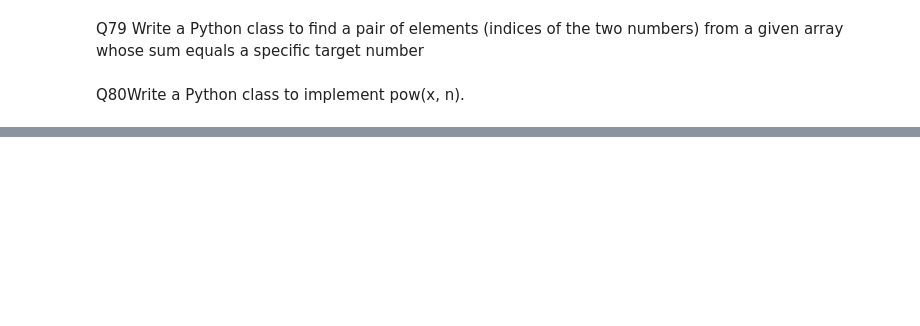
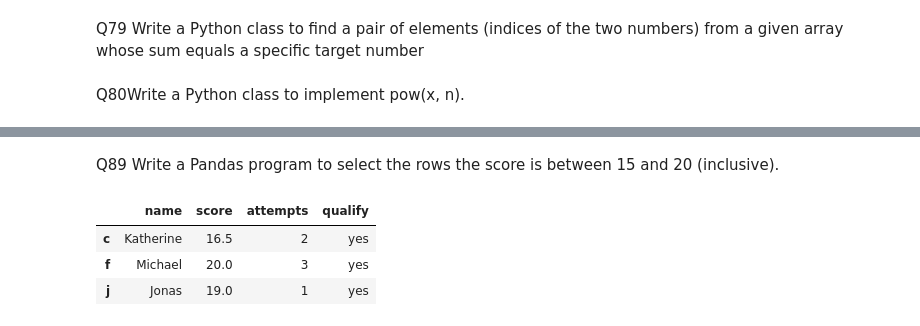
Before and after one commit to gemini30/py-pracs-cllg, a Jupyter notebook: PythonPracExam.ipynb, the cells around one changed output, grey strips where cells are left out. Saved outputs shown, nothing was run; the diff lists cells and outputs as text; code cells hidden in the pictures; blank space fills up the shorter version.

```diff
--- a/PythonPracExam.ipynb
+++ b/PythonPracExam.ipynb
@@ -1244,0 +1351,9 @@ print(pow(2,4))
+# %% [markdown]
+Q89 Write a Pandas program to select the rows the score is between 15 and 20 (inclusive).
+# %%
+exam_data.loc[(exam_data['score']>=15) & (exam_data['score']<=20)]
+# %% [output]
+|  | name | score | attempts | qualify |
+| c | Katherine | 16.5 | 2 | yes |
+| f | Michael | 20.0 | 3 | yes |
+| j | Jonas | 19.0 | 1 | yes |
```
Also changed, not shown: parts of 29 cells of this notebook.
